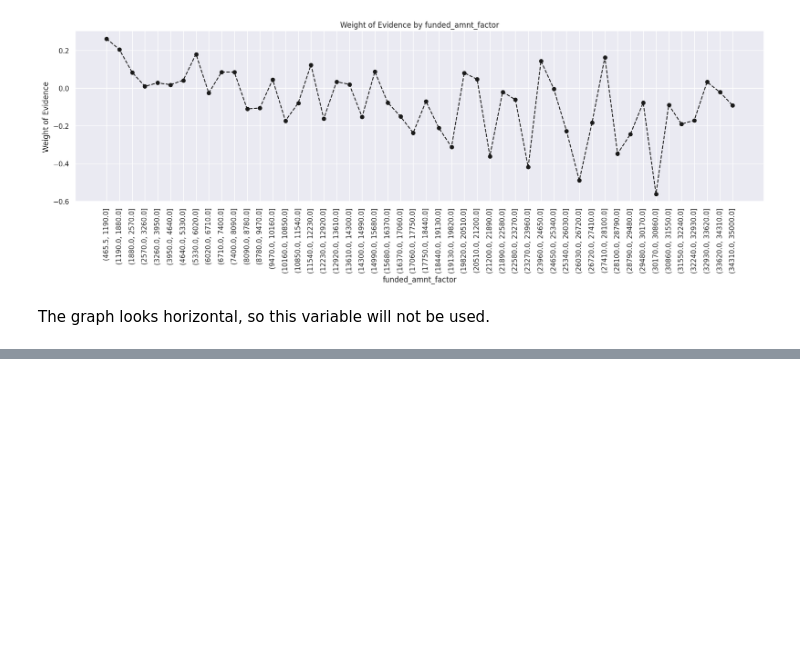
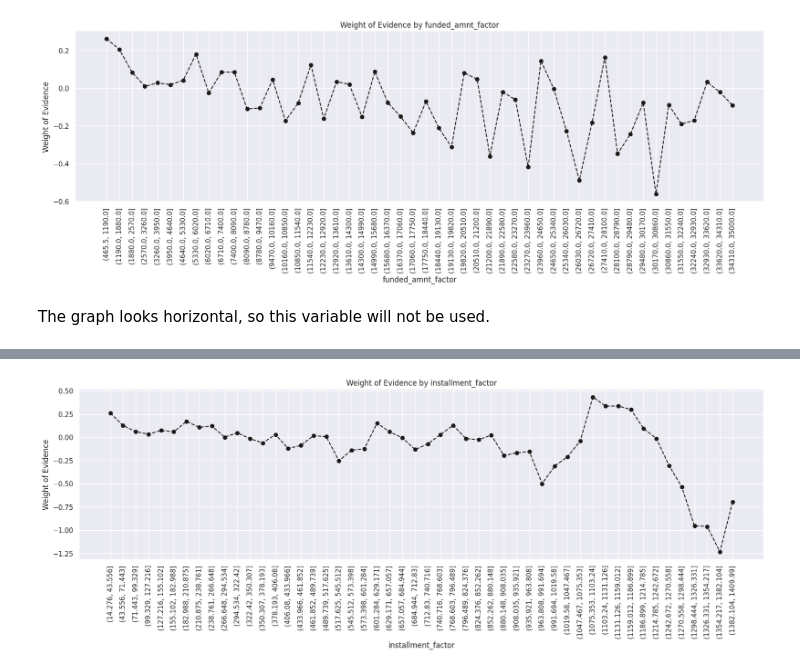
Before and after one commit to andre-cav/Credit-Risk-with-Python, a Jupyter notebook: Credit_Risk_ModellingData.ipynb, the cells around one changed output, grey strips where cells are left out. Saved outputs shown, nothing was run; the diff lists cells and outputs as text; code cells hidden in the pictures; blank space fills up the shorter version.

```diff
--- a/Credit_Risk_ModellingData.ipynb
+++ b/Credit_Risk_ModellingData.ipynb
@@ -1074,0 +1101,7 @@ The graph looks horizontal, so this variable will not be used.
+# %%
+df_inputs['mths_since_earliest_cr_line:<140'] = np.where(df_inputs['mths_since_earliest_cr_line'].isin(range(140)), 1, 0) # Integer column, so I can use the range argument to create a list
+df_inputs['mths_since_earliest_cr_line:141-164'] = np.where(df_inputs['mths_since_earliest_cr_line'].isin(range(140, 165)), 1, 0)
+df_inputs['mths_since_earliest_cr_line:165-247'] = np.where(df_inputs['mths_since_earliest_cr_line'].isin(range(165, 248)), 1, 0)
+df_inputs['mths_since_earliest_cr_line:248-270'] = np.where(df_inputs['mths_since_earliest_cr_line'].isin(range(248, 271)), 1, 0)
+df_inputs['mths_since_earliest_cr_line:271-352'] = np.where(df_inputs['mths_since_earliest_cr_line'].isin(range(271, 353)), 1, 0)
+df_inputs['mths_since_earliest_cr_line:>352'] = np.where(df_inputs['mths_since_earliest_cr_line'].isin(range(353, int(df_inputs['mths_since_earliest_cr_line'].max()))), 1, 0)
@@ -1074,0 +1120,6 @@ The graph looks horizontal, so this variable will not be used.
+# %%
+df_inputs['installment_factor'] = pd.cut(df_inputs['installment'],50)
+df_temp = woe_continuous(df_inputs,'installment_factor',df_targets)
+plot_by_woe(df_temp,90)
+# %% [output]
+[figure, added]
```
Also changed, not shown: parts of 28 cells of this notebook.
